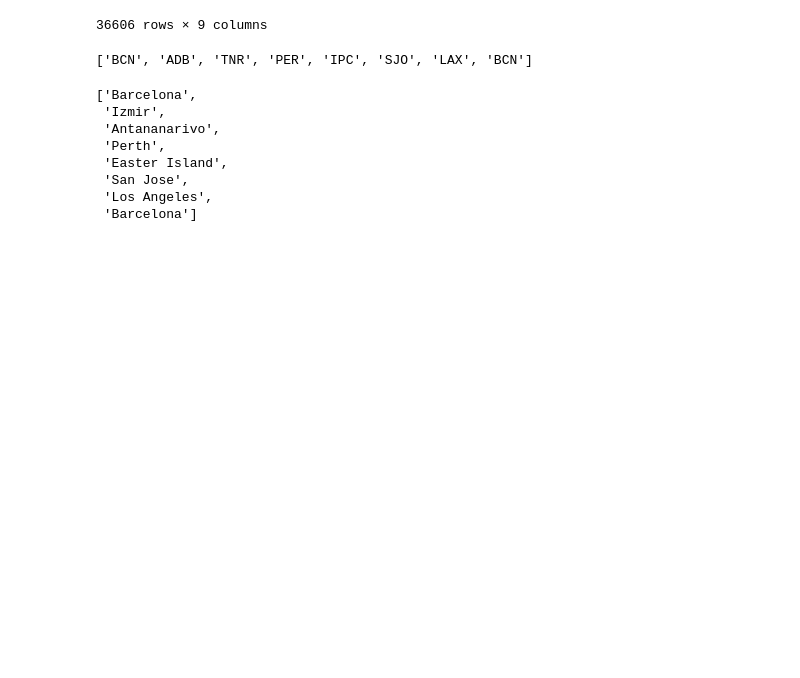
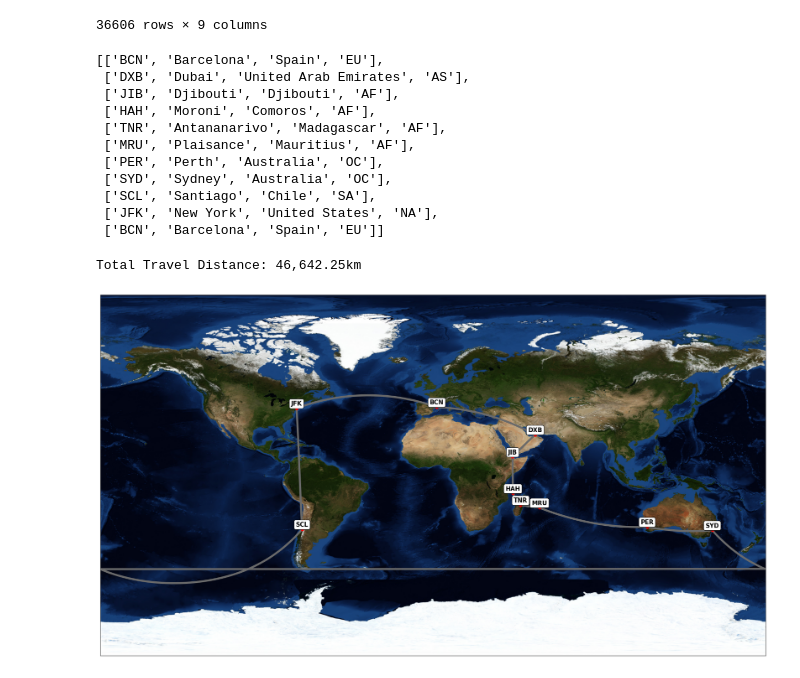
Before and after one commit to marcdalmaum/final_project, a Jupyter notebook: main.ipynb, the cells around one changed output. Cells and saved outputs as stored; diff of their text form; code cells hidden in the pictures; blank space fills up the shorter version.

Commit message:
visualization done

```diff
--- a/main.ipynb
+++ b/main.ipynb
@@ -39,4 +42,6 @@ routes
 # %%
 G = nx.from_pandas_edgelist(routes,"source","destination",edge_attr="distance",create_using=nx.DiGraph())
 nx.set_node_attributes(G,airports.continent_code.copy().rename(airports.IATA).to_dict(),'continent_code')
+nx.set_node_attributes(G,airports.latitude.copy().rename(airports.IATA).to_dict(),'latitude')
+nx.set_node_attributes(G,airports.longitude.copy().rename(airports.IATA).to_dict(),'longitude')
 # %%
@@ -83,21 +104,57 @@ def world_tour(G,start_airport,must_go=[]):
 
     return sites
-# %%
-airport_routes = world_tour(G = G, start_airport="BCN", must_go=["LAX", "TNR", "SJO"])
-airport_routes
-# %% [output]
-['BCN', 'ADB', 'TNR', 'PER', 'IPC', 'SJO', 'LAX', 'BCN']
 # %%
+sites = find_route(G = G, start_airport="BCN", must_go=["JFK", "TNR", "DXB"])
+
 cities_list = []
-for i in airport_routes:
-    cities_list.append(airports[airports["IATA"] == i]["city"].values[0])
+for i in sites:
+    cities_list.append([i,
+                        airports[airports["IATA"] == i]["city"].values[0],
+                        airports[airports["IATA"] == i]["country"].values[0],
+                        airports[airports["IATA"] == i]["continent_code"].values[0]])
 cities_list
 # %% [output]
-['Barcelona',
- 'Izmir',
- 'Antananarivo',
- 'Perth',
- 'Easter Island',
- 'San Jose',
- 'Los Angeles',
- 'Barcelona']
+[['BCN', 'Barcelona', 'Spain', 'EU'],
+ ['DXB', 'Dubai', 'United Arab Emirates', 'AS'],
+ ['JIB', 'Djibouti', 'Djibouti', 'AF'],
+ ['HAH', 'Moroni', 'Comoros', 'AF'],
+ ['TNR', 'Antananarivo', 'Madagascar', 'AF'],
+ ['MRU', 'Plaisance', 'Mauritius', 'AF'],
+ ['PER', 'Perth', 'Australia', 'OC'],
+ ['SYD', 'Sydney', 'Australia', 'OC'],
+ ['SCL', 'Santiago', 'Chile', 'SA'],
+ ['JFK', 'New York', 'United States', 'NA'],
+ ['BCN', 'Barcelona', 'Spain', 'EU']]
+# %%
+sites_pairs = [(x,y) for x, y in itertools.zip_longest(sites, sites[1:])]
+sites_pairs = sites_pairs[:-1]
+
+distance = 0
+for pair in sites_pairs:
+    d = nx.dijkstra_path_length(G,pair[0],pair[1],weight="distance")
+    distance += d
+print("Total Travel Distance: {:,.2f}km".format(distance))
+# %% [output]
+Total Travel Distance: 46,642.25km
+# %%
+plt.figure(figsize = (30,20))
+m = Basemap(projection='gall')
+m.warpimage(image='bluemarble')
+for s in sites:
+    x0, y0 = m(G.nodes[s]['longitude'],G.nodes[s]['latitude'])
+    m.scatter(x0,y0,3,marker='o',color='red')
+    plt.text(x0,y0+100000,s,fontsize=15,fontweight='bold',ha='center',va='bottom',color="black",bbox=dict(boxstyle="round,pad=0.3", fc="white"))
+for sites_pair in sites_pairs:
+    route = nx.dijkstra_path(G,source=sites_pair[0],target=sites_pair[1],weight='Distance')
+    ss = [(x,y) for x, y in itertools.zip_longest(route, route[1:])]
+    ss = ss[:-1]
+    for d_site in ss:
+        x, y = m.gcpoints(G.nodes[d_site[0]]['longitude'],G.nodes[d_site[0]]['latitude'],
+                          G.nodes[d_site[1]]['longitude'],G.nodes[d_site[1]]['latitude'],500)
+        m.plot(x, y,color="#6A6A6A",linewidth=5)
+        x2, y2 = m([y['longitude'] for x, y in G.nodes(data=True) if x in d_site],
+                   [y['latitude'] for x, y in G.nodes(data=True) if x in d_site])
+        m.scatter(x2, y2,color='red',s=50,zorder=2)
+plt.show()
+# %% [output]
+[figure, added]
```
Also changed, not shown: parts of 2 cells of this notebook.
